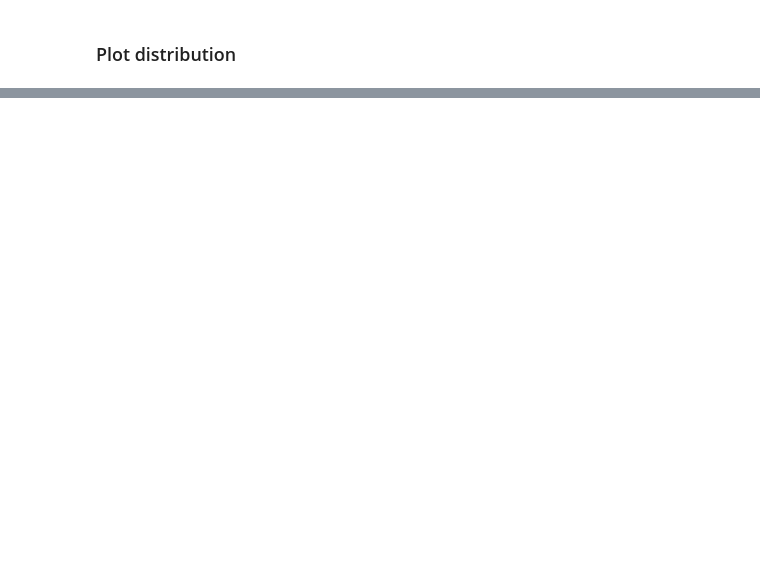
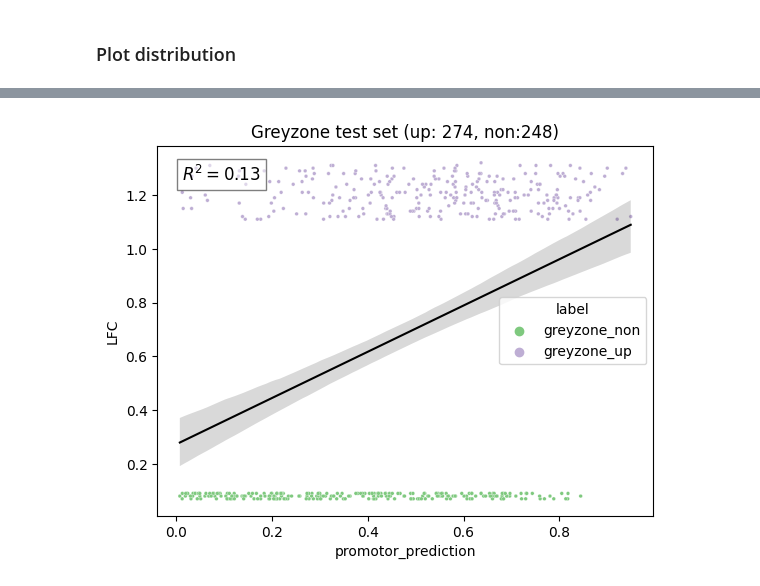
Before and after one commit to VIB-PSB/DeepDifE, a Jupyter notebook: notebooks/additional_analyses/grey_zone_test.ipynb, the cells around one changed output, grey strips where cells are left out. Saved outputs shown, nothing was run; the diff lists cells and outputs as text; code cells hidden in the pictures; blank space fills up the shorter version.

```diff
--- a/notebooks/additional_analyses/grey_zone_test.ipynb
+++ b/notebooks/additional_analyses/grey_zone_test.ipynb
@@ -335,0 +379,4 @@ plt.show()
+# %%
+all_greys = promotor_prediction_df[promotor_prediction_df["label"].isin(["greyzone_up","greyzone_non"])]
+grey_ups = promotor_prediction_df[promotor_prediction_df["label"] == "greyzone_up"]
+grey_ups = promotor_prediction_df[promotor_prediction_df["label"] == "greyzone_up"]
@@ -335,0 +405,34 @@ plt.show()
+# %%
+import seaborn as sns
+import matplotlib.pyplot as plt
+
+from scipy.stats import pearsonr
+
+sns.scatterplot(data=all_greys, x='promotor_prediction', y='LFC', hue='label', hue_order=list(all_greys.label.unique()), palette='Accent', s=7)
+
+# Plot the regression line without considering the hue (label)
+sns.regplot(
+    data=all_greys,
+    x='promotor_prediction',
+    y='LFC',
+    scatter=False,  # No scatter points here since we already plotted them
+    color='black',  # Line color
+    line_kws={'lw': 1.5}  # Line width
+)
+
+# Calculate Pearson correlation coefficient and R^2
+pearson_corr, _ = pearsonr(all_greys['promotor_prediction'], all_greys['LFC'])
+r_squared = pearson_corr ** 2
+
+# Annotate the R^2 value on the plot
+plt.annotate(f'$R^2 = {r_squared:.2f}$', xy=(0.05, 0.95), xycoords='axes fraction', fontsize=12,
+             horizontalalignment='left', verticalalignment='top', bbox=dict(facecolor='white', alpha=0.5))
+
+up_count = all_greys[all_greys.label == 'greyzone_up'].shape[0]
+non_count = all_greys[all_greys.label == 'greyzone_non'].shape[0]
+
+plt.title(f"Greyzone test set (up: {up_count}, non:{non_count})")
+# Show the plot
+plt.show()
+# %% [output]
+[figure, added]
```
Also changed, not shown: parts of 28 cells of this notebook, 5 other files.
